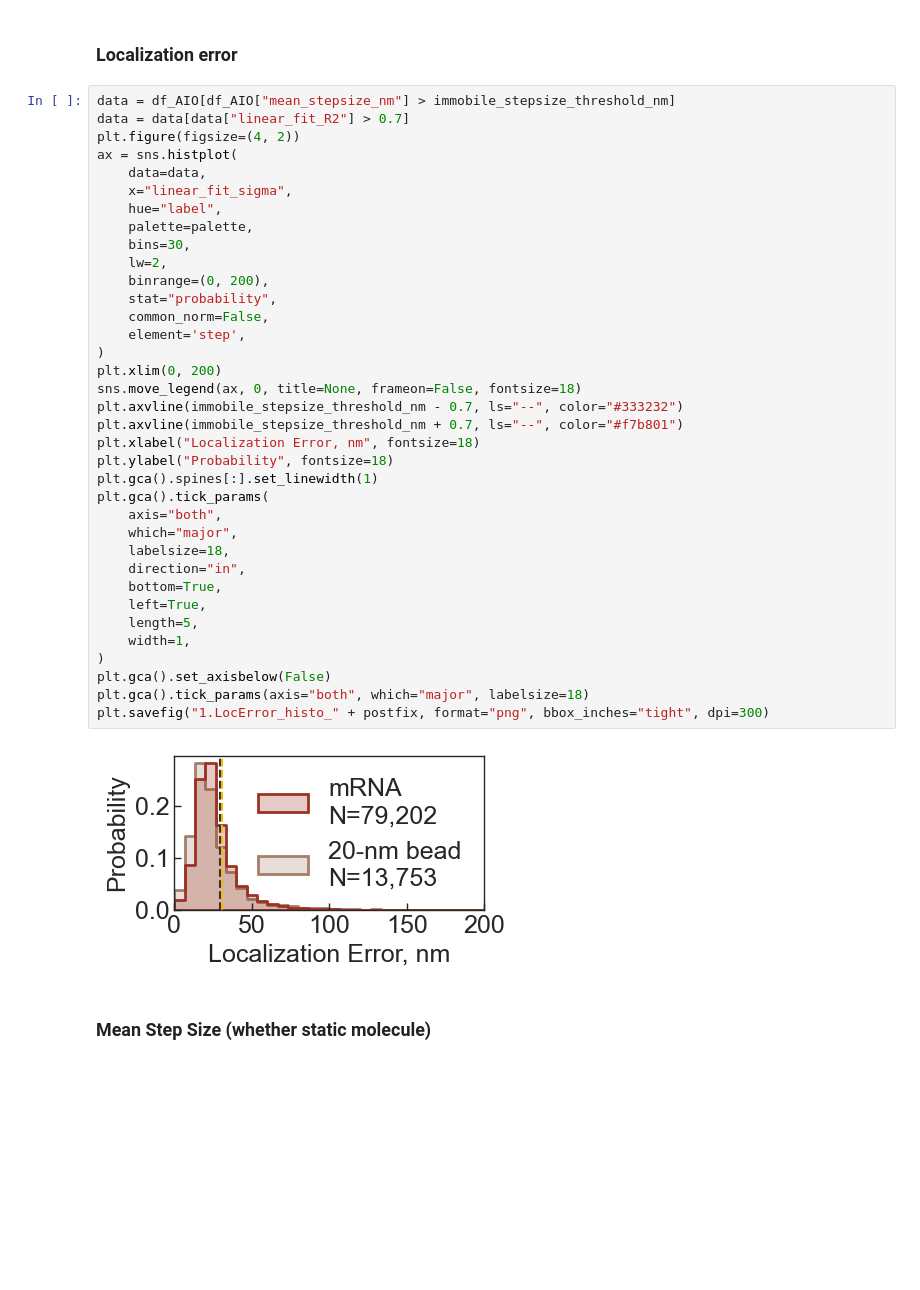
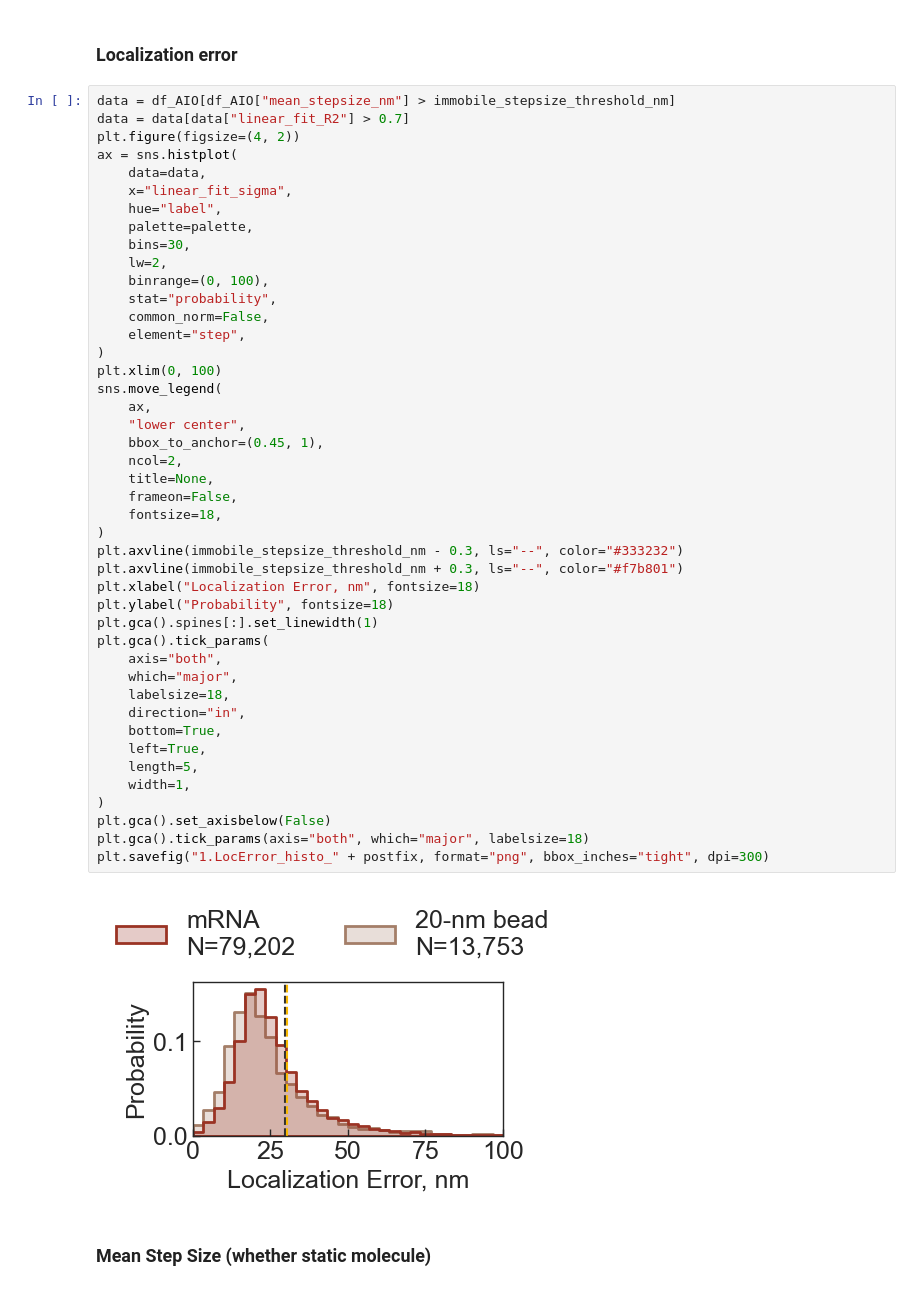
Before and after one commit to walterlab-um/intra_condensate_SPT, a Jupyter notebook: plot_paper_figure/Fig4_FL_vs_20nmbeads_in_condensate.ipynb, the cells around one changed output. Drawn from its saved outputs; the diff is of its cells as text; blank space fills up the shorter version.

```diff
--- a/plot_paper_figure/Fig4_FL_vs_20nmbeads_in_condensate.ipynb
+++ b/plot_paper_figure/Fig4_FL_vs_20nmbeads_in_condensate.ipynb
@@ -85,40 +85,48 @@ df_saspt_1["log10D"].min()
 data = df_AIO[df_AIO["mean_stepsize_nm"] > immobile_stepsize_threshold_nm]
 data = data[data["linear_fit_R2"] > 0.7]
 plt.figure(figsize=(4, 2))
 ax = sns.histplot(
     data=data,
     x="linear_fit_sigma",
     hue="label",
     palette=palette,
     bins=30,
     lw=2,
-    binrange=(0, 200),
+    binrange=(0, 100),
     stat="probability",
     common_norm=False,
-    element='step',
+    element="step",
 )
-plt.xlim(0, 200)
-sns.move_legend(ax, 0, title=None, frameon=False, fontsize=18)
-plt.axvline(immobile_stepsize_threshold_nm - 0.7, ls="--", color="#333232")
-plt.axvline(immobile_stepsize_threshold_nm + 0.7, ls="--", color="#f7b801")
+plt.xlim(0, 100)
+sns.move_legend(
+    ax,
+    "lower center",
+    bbox_to_anchor=(0.45, 1),
+    ncol=2,
+    title=None,
+    frameon=False,
+    fontsize=18,
+)
+plt.axvline(immobile_stepsize_threshold_nm - 0.3, ls="--", color="#333232")
+plt.axvline(immobile_stepsize_threshold_nm + 0.3, ls="--", color="#f7b801")
 plt.xlabel("Localization Error, nm", fontsize=18)
 plt.ylabel("Probability", fontsize=18)
 plt.gca().spines[:].set_linewidth(1)
 plt.gca().tick_params(
     axis="both",
     which="major",
     labelsize=18,
     direction="in",
     bottom=True,
     left=True,
     length=5,
     width=1,
 )
 plt.gca().set_axisbelow(False)
 plt.gca().tick_params(axis="both", which="major", labelsize=18)
 plt.savefig("1.LocError_histo_" + postfix, format="png", bbox_inches="tight", dpi=300)
 # %% [output]
-[figure, old version]
+[figure, new version]
 # %% [markdown]
 ### Mean Step Size (whether static molecule)
 # %%
```
Also changed, not shown: parts of 1 cell of this notebook, 3 other files.
